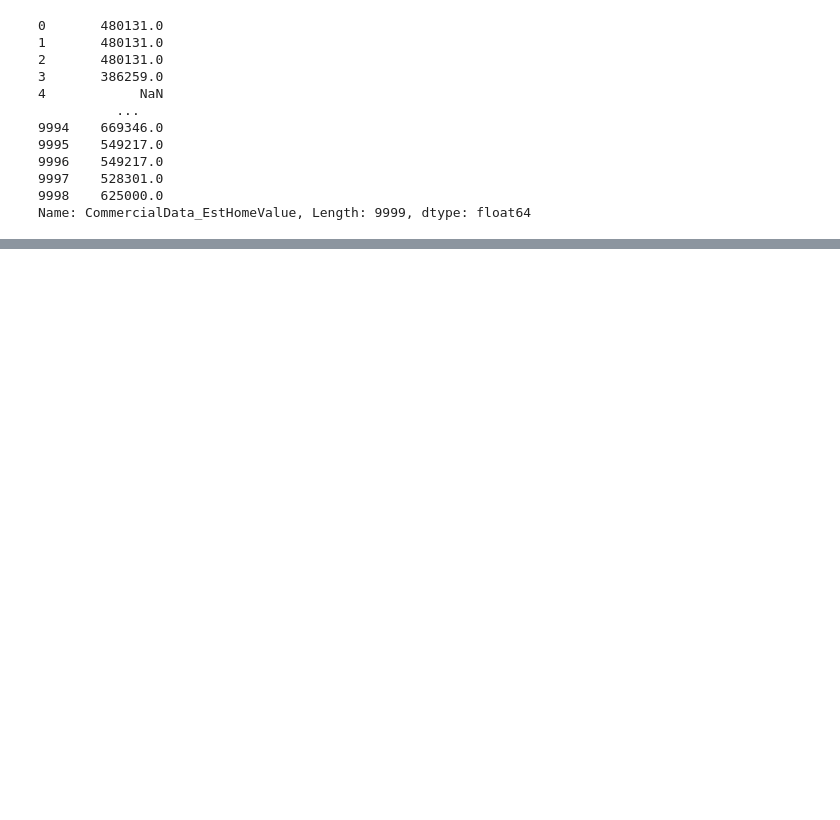
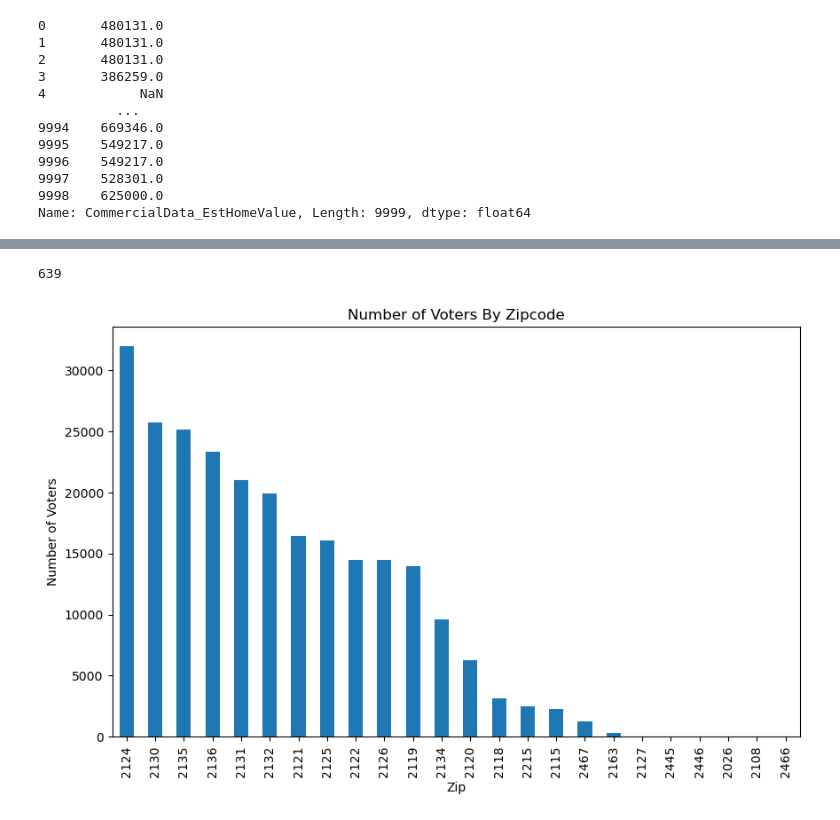
Before and after one commit to BU-Spark/ds-boston-permitting, a Jupyter notebook: fa23-team-c/Code/voting.ipynb, the cells around one changed output, grey strips where cells are left out. Drawn from its saved outputs; the diff is of its cells as text; code cells hidden in the pictures; blank space fills up the shorter version.

Commit message:
added code for voter files for Boston

```diff
--- a/fa23-team-c/Code/voting.ipynb
+++ b/fa23-team-c/Code/voting.ipynb
@@ -216,9 +218,17 @@ vote_df3.head()
 # %%
 # Load the first demographic file for preliminary EDA
 file_path4 = '../data/VotingProcessed/cut_VM2--MA--2021-01-19-DEMOGRAPHIC.tab'
+#xdb - xdj 3543105-3929196
+# Since the file is a .tab, we assume it's tab-delimited
+demo_df4 = pd.read_csv(file_path4, low_memory=False,encoding='latin1', delimiter='\t')
 
-# Since the file is a .tab, we assume it's tab-delimited
-demo_df4 = pd.read_csv(file_path4, low_memory=False, delimiter='\t')
+column_name_to_find = 'FECDonors_AvgDonation'
+
+# Get a list of all column names
+all_columns = demo_df4.columns.tolist()
+
+# Find the index of the desired column name
+column_index = all_columns.index(column_name_to_find)
 
 # Display the first few rows of the dataframe
 demo_df4.head()
@@ -345,0 +373,18 @@ plt.show()
+# %%
+file_path_boston =  '../data/VotingProcessed/boston_vote_file.csv'
+file_path_boston1 = '../data/VotingProcessed/boston_voter_file1.csv'
+file_path_boston2 = '../data/VotingProcessed/boston_voter_file2.csv'
+file_path_boston3 = '../data/VotingProcessed/boston_voter_file3.csv'
+file_path_boston4 = '../data/VotingProcessed/boston_voter_file4.csv'
+file_path_boston5 = '../data/VotingProcessed/boston_voter_file5.csv'
+file_path_boston6 = '../data/VotingProcessed/boston_voter_file6.csv'
+
+df_boston = pd.read_csv(file_path_boston, low_memory=False, encoding='latin1', delimiter='\t', header=None, skiprows=2)
+df_boston1 = pd.read_csv(file_path_boston1, low_memory=False, encoding='latin1', delimiter='\t', header=None, skiprows=2)
+
+#df_boston1 = pd.read_csv(file_path_boston1, low_memory=False,encoding='latin1', delimiter='\t')
+df_boston2 = pd.read_csv(file_path_boston2, low_memory=False,encoding='latin1', delimiter='\t')
+df_boston3 = pd.read_csv(file_path_boston3, low_memory=False,encoding='latin1', delimiter='\t')
+df_boston4 = pd.read_csv(file_path_boston4, low_memory=False,encoding='latin1', delimiter='\t')
+df_boston5 = pd.read_csv(file_path_boston5, low_memory=False,encoding='latin1', delimiter='\t')
+df_boston6 = pd.read_csv(file_path_boston6, low_memory=False,encoding='latin1', delimiter='\t')
@@ -345,0 +402,15 @@ plt.show()
+# %%
+print(column_index)
+
+column_21_index = 22
+
+zip_code_counts = df_boston.iloc[:, column_21_index].value_counts()
+
+zip_code_counts.plot(kind='bar', figsize=(10, 6))
+plt.xlabel('Zip')
+plt.ylabel('Number of Voters')
+plt.title('Number of Voters By Zipcode')
+plt.show()
+# %% [output]
+639
+[figure, added]
```
Also changed, not shown: parts of 9 cells of this notebook, 3 other files.
